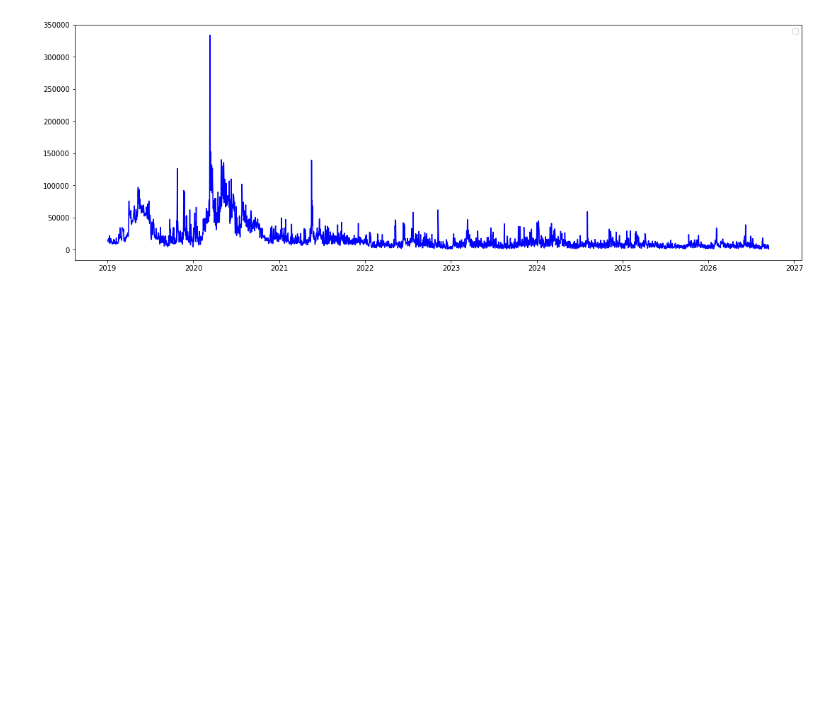
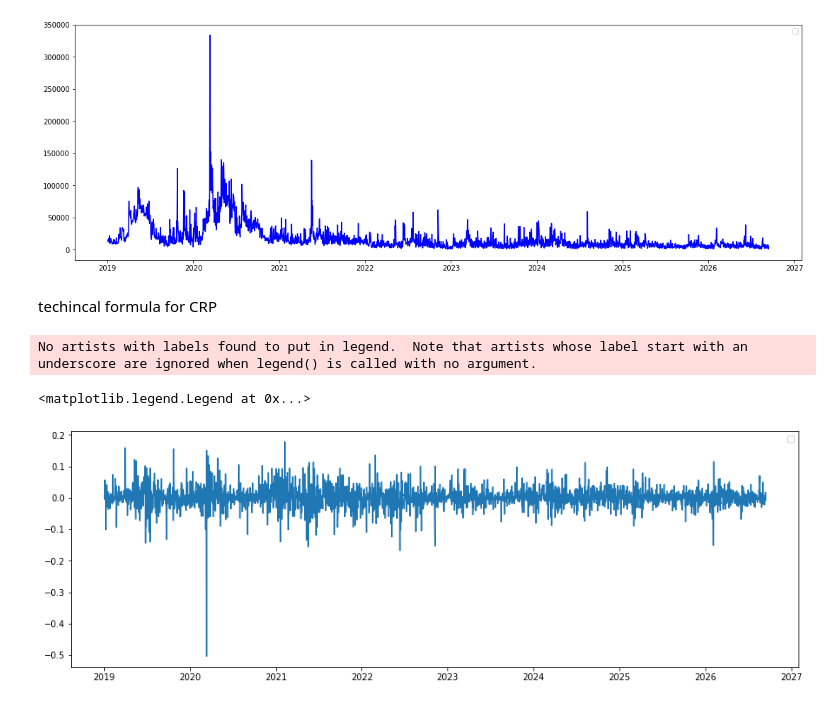
Before and after one commit to ccccMastercccc/trader-bot-app, a Jupyter notebook: Experimental.ipynb, the cells around one changed output. Drawn from its saved outputs; the diff is of its cells as text; code cells hidden in the pictures; blank space fills up the shorter version.

```diff
--- a/Experimental.ipynb
+++ b/Experimental.ipynb
@@ -101,3 +101,5 @@ No artists with labels found to put in legend.  Note that artists whose label st
 <matplotlib.legend.Legend at 0x...>
 [figure]
 [figure]
+# %% [markdown]
+techincal formula for CRP
@@ -103,0 +112,17 @@ No artists with labels found to put in legend.  Note that artists whose label st
+# %%
+crpdata = pd.read_csv('BTC-USDT/okx.csv')
+
+datex = [datetime.fromtimestamp(i/1000) for i in crpdata['timestamp']]
+npdate = np.array(datex[1:])
+# %%
+#log return function
+
+lgr = np.array([math.log(crpdata['close'][i]/crpdata['close'][i-1]) for i in range(1, len(crpdata['close']))])
+
+plt.figure(figsize=(15, 5))
+plt.plot(npdate, lgr)
+plt.legend()
+# %% [output]
+No artists with labels found to put in legend.  Note that artists whose label start with an underscore are ignored when legend() is called with no argument.
+<matplotlib.legend.Legend at 0x...>
+[figure, added]
```
Also changed, not shown: parts of 7 cells of this notebook.
